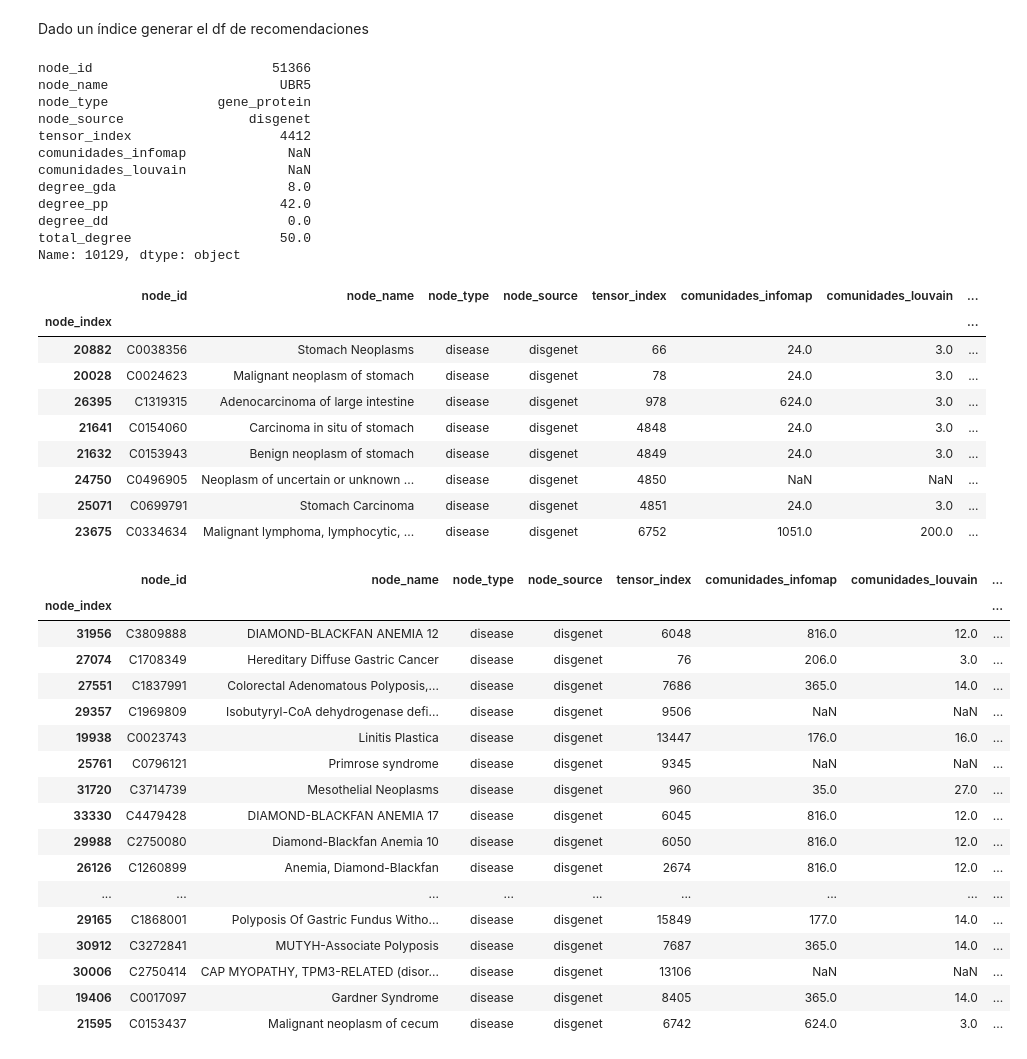
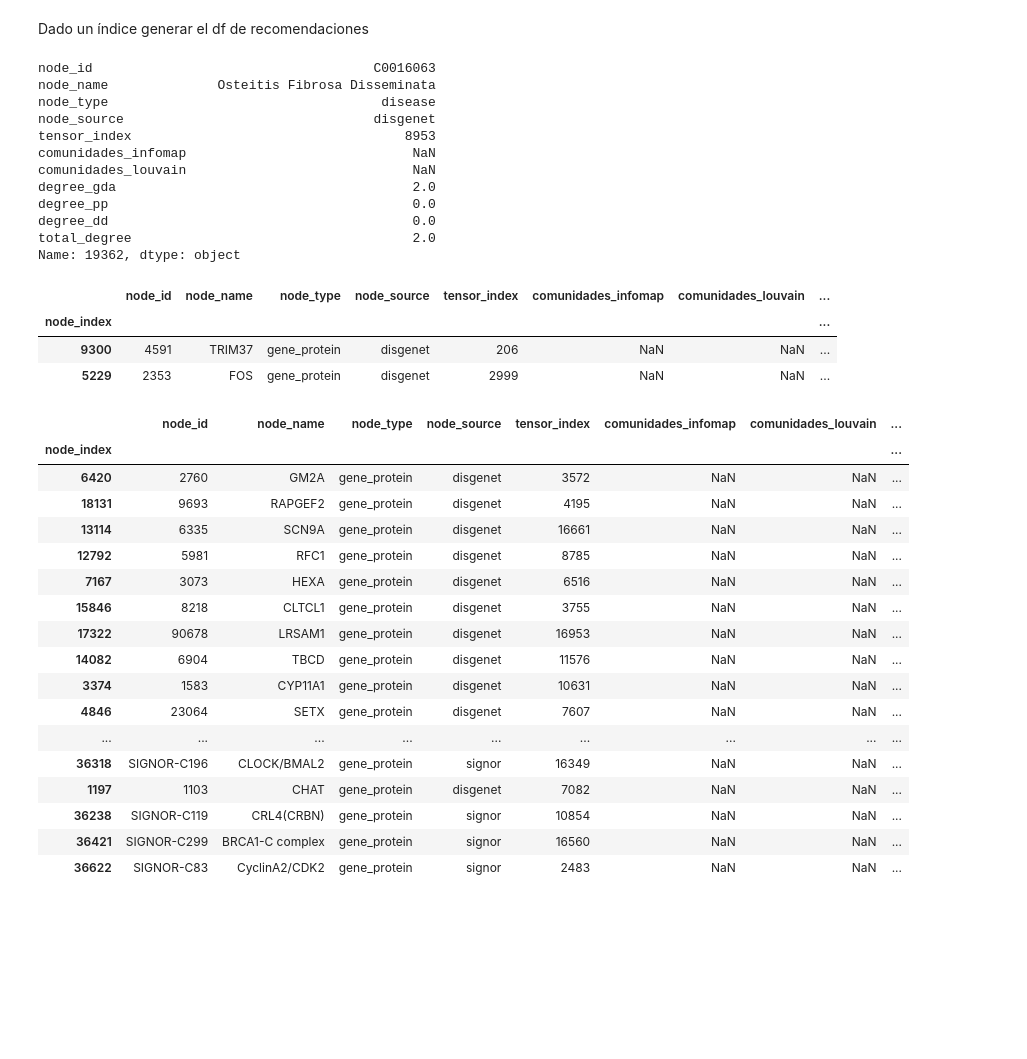
Before and after one commit to ingridheuer/gcnn_gdas, a Jupyter notebook: exploration/notebooks/model_eval/model_rankings.ipynb, the cells around one changed output. Drawn from its saved outputs; the diff is of its cells as text; code cells hidden in the pictures; blank space fills up the shorter version.

```diff
--- a/exploration/notebooks/model_eval/model_rankings.ipynb
+++ b/exploration/notebooks/model_eval/model_rankings.ipynb
@@ -369,7 +437,7 @@ degree_dd                       0.0
 total_degree                   11.0
 Name: 11189, dtype: object
 # %%
-rankings = pd.read_csv("../../../reports/model_predictions/gene_predictions.csv",index_col=0)
+rankings = pd.read_csv("../../../reports/model_predictions/disease_predictions.csv",index_col=0)
 # %%
 disgenet_diseases = mapped_df[(mapped_df.gene_protein == index) & (mapped_df.label != 0)].disease.values
 node_df.loc[disgenet_diseases]
@@ -410,50 +478,44 @@ node_df.loc[candidatas]
 # %% [markdown]
 Dado un índice generar el df de recomendaciones
 # %%
-index = 10129
-asociaciones_disgenet = mapped_df[(mapped_df.gene_protein == index) & (mapped_df.label != 0)].disease.values
+index = 19362
+asociaciones_disgenet = mapped_df[(mapped_df.disease == index) & (mapped_df.label != 0)].gene_protein.values
 display(node_df.loc[index])
 display(node_df.loc[asociaciones_disgenet])
 candidatos = rankings.loc[index].values
 node_df.loc[candidatos]
 # %% [output]
-node_id                       51366
-node_name                      UBR5
-node_type              gene_protein
-node_source                disgenet
-tensor_index                   4412
-comunidades_infomap             NaN
-comunidades_louvain             NaN
-degree_gda                      8.0
-degree_pp                      42.0
-degree_dd                       0.0
-total_degree                   50.0
-Name: 10129, dtype: object
+node_id                                    C0016063
+node_name              Osteitis Fibrosa Disseminata
+node_type                                   disease
+node_source                                disgenet
+tensor_index                                   8953
+comunidades_infomap                             NaN
+comunidades_louvain                             NaN
+degree_gda                                      2.0
+degree_pp                                       0.0
+degree_dd                                       0.0
+total_degree                                    2.0
+Name: 19362, dtype: object
 |  | node_id | node_name | node_type | node_source | tensor_index | comunidades_infomap | comunidades_louvain | ... |
 | node_index |  |  |  |  |  |  |  | ... |
-| 20882 | C0038356 | Stomach Neoplasms | disease | disgenet | 66 | 24.0 | 3.0 | ... |
-| 20028 | C0024623 | Malignant neoplasm of stomach | disease | disgenet | 78 | 24.0 | 3.0 | ... |
-| 26395 | C1319315 | Adenocarcinoma of large intestine | disease | disgenet | 978 | 624.0 | 3.0 | ... |
-| 21641 | C0154060 | Carcinoma in situ of stomach | disease | disgenet | 4848 | 24.0 | 3.0 | ... |
-| 21632 | C0153943 | Benign neoplasm of stomach | disease | disgenet | 4849 | 24.0 | 3.0 | ... |
-| 24750 | C0496905 | Neoplasm of uncertain or unknown ... | disease | disgenet | 4850 | NaN | NaN | ... |
-| 25071 | C0699791 | Stomach Carcinoma | disease | disgenet | 4851 | 24.0 | 3.0 | ... |
-| 23675 | C0334634 | Malignant lymphoma, lymphocytic, ... | disease | disgenet | 6752 | 1051.0 | 200.0 | ... |
+| 9300 | 4591 | TRIM37 | gene_protein | disgenet | 206 | NaN | NaN | ... |
+| 5229 | 2353 | FOS | gene_protein | disgenet | 2999 | NaN | NaN | ... |
 |  | node_id | node_name | node_type | node_source | tensor_index | comunidades_infomap | comunidades_louvain | ... |
 | node_index |  |  |  |  |  |  |  | ... |
-| 31956 | C3809888 | DIAMOND-BLACKFAN ANEMIA 12 | disease | disgenet | 6048 | 816.0 | 12.0 | ... |
-| 27074 | C1708349 | Hereditary Diffuse Gastric Cancer | disease | disgenet | 76 | 206.0 | 3.0 | ... |
-| 27551 | C1837991 | Colorectal Adenomatous Polyposis,... | disease | disgenet | 7686 | 365.0 | 14.0 | ... |
-| 29357 | C1969809 | Isobutyryl-CoA dehydrogenase defi... | disease | disgenet | 9506 | NaN | NaN | ... |
-| 19938 | C0023743 | Linitis Plastica | disease | disgenet | 13447 | 176.0 | 16.0 | ... |
-| 25761 | C0796121 | Primrose syndrome | disease | disgenet | 9345 | NaN | NaN | ... |
-| 31720 | C3714739 | Mesothelial Neoplasms | disease | disgenet | 960 | 35.0 | 27.0 | ... |
-| 33330 | C4479428 | DIAMOND-BLACKFAN ANEMIA 17 | disease | disgenet | 6045 | 816.0 | 12.0 | ... |
-| 29988 | C2750080 | Diamond-Blackfan Anemia 10 | disease | disgenet | 6050 | 816.0 | 12.0 | ... |
-| 26126 | C1260899 | Anemia, Diamond-Blackfan | disease | disgenet | 2674 | 816.0 | 12.0 | ... |
+| 6420 | 2760 | GM2A | gene_protein | disgenet | 3572 | NaN | NaN | ... |
+| 18131 | 9693 | RAPGEF2 | gene_protein | disgenet | 4195 | NaN | NaN | ... |
+| 13114 | 6335 | SCN9A | gene_protein | disgenet | 16661 | NaN | NaN | ... |
+| 12792 | 5981 | RFC1 | gene_protein | disgenet | 8785 | NaN | NaN | ... |
+| 7167 | 3073 | HEXA | gene_protein | disgenet | 6516 | NaN | NaN | ... |
+| 15846 | 8218 | CLTCL1 | gene_protein | disgenet | 3755 | NaN | NaN | ... |
+| 17322 | 90678 | LRSAM1 | gene_protein | disgenet | 16953 | NaN | NaN | ... |
+| 14082 | 6904 | TBCD | gene_protein | disgenet | 11576 | NaN | NaN | ... |
+| 3374 | 1583 | CYP11A1 | gene_protein | disgenet | 10631 | NaN | NaN | ... |
+| 4846 | 23064 | SETX | gene_protein | disgenet | 7607 | NaN | NaN | ... |
 | ... | ... | ... | ... | ... | ... | ... | ... | ... |
-| 29165 | C1868001 | Polyposis Of Gastric Fundus Witho... | disease | disgenet | 15849 | 177.0 | 14.0 | ... |
-| 30912 | C3272841 | MUTYH-Associate Polyposis | disease | disgenet | 7687 | 365.0 | 14.0 | ... |
-| 30006 | C2750414 | CAP MYOPATHY, TPM3-RELATED (disor... | disease | disgenet | 13106 | NaN | NaN | ... |
-| 19406 | C0017097 | Gardner Syndrome | disease | disgenet | 8405 | 365.0 | 14.0 | ... |
-| 21595 | C0153437 | Malignant neoplasm of cecum | disease | disgenet | 6742 | 624.0 | 3.0 | ... |
+| 36318 | SIGNOR-C196 | CLOCK/BMAL2 | gene_protein | signor | 16349 | NaN | NaN | ... |
+| 1197 | 1103 | CHAT | gene_protein | disgenet | 7082 | NaN | NaN | ... |
+| 36238 | SIGNOR-C119 | CRL4(CRBN) | gene_protein | signor | 10854 | NaN | NaN | ... |
+| 36421 | SIGNOR-C299 | BRCA1-C complex | gene_protein | signor | 16560 | NaN | NaN | ... |
+| 36622 | SIGNOR-C83 | CyclinA2/CDK2 | gene_protein | signor | 2483 | NaN | NaN | ... |
```
Also changed, not shown: parts of 11 cells of this notebook, 4 other files.
